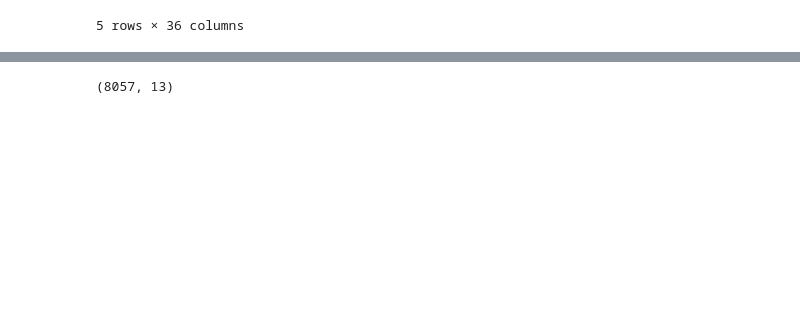
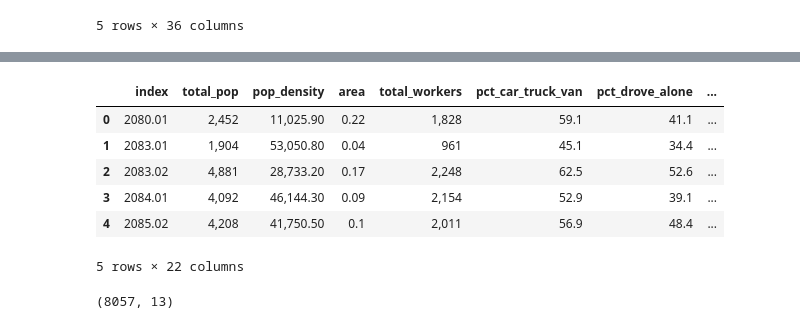
Before and after one commit to evaneliz/534groupprojfiles, a Jupyter notebook: group_project_4.ipynb, the cells around one changed output, grey strips where cells are left out. Cells and saved outputs as stored; diff of their text form; code cells hidden in the pictures; blank space fills up the shorter version.

```diff
--- a/group_project_4.ipynb
+++ b/group_project_4.ipynb
@@ -42,3 +69,22 @@ dftransit.head()
+# %%
+dftransit = dftransit.T
+# %%
+dftransit.rename(columns=dftransit.iloc[0], inplace=True)
+# %%
+dftransit.drop(dftransit.index[0], inplace=True)
+# %%
+dftransit = dftransit.reset_index()
+  # Rename the index column to 'tract_number' so we can use it for the CRS
+# %%
+dftransit.head()
+# %% [output]
+|  | index | total_pop | pop_density | area | total_workers | pct_car_truck_van | pct_drove_alone | ... |
+| 0 | 2080.01 | 2,452 | 11,025.90 | 0.22 | 1,828 | 59.1 | 41.1 | ... |
+| 1 | 2083.01 | 1,904 | 53,050.80 | 0.04 | 961 | 45.1 | 34.4 | ... |
+| 2 | 2083.02 | 4,881 | 28,733.20 | 0.17 | 2,248 | 62.5 | 52.6 | ... |
+| 3 | 2084.01 | 4,092 | 46,144.30 | 0.09 | 2,154 | 52.9 | 39.1 | ... |
+| 4 | 2085.02 | 4,208 | 41,750.50 | 0.1 | 2,011 | 56.9 | 48.4 | ... |
+5 rows × 22 columns
 # %%
 gdf = gpd.read_file("https://raw.githubusercontent.com/gboeing/ppd534/main/data/tl_2017_06_tract/tl_2017_06_tract.shp")
 gdf.shape
```
Also changed, not shown: parts of 5 cells of this notebook.
